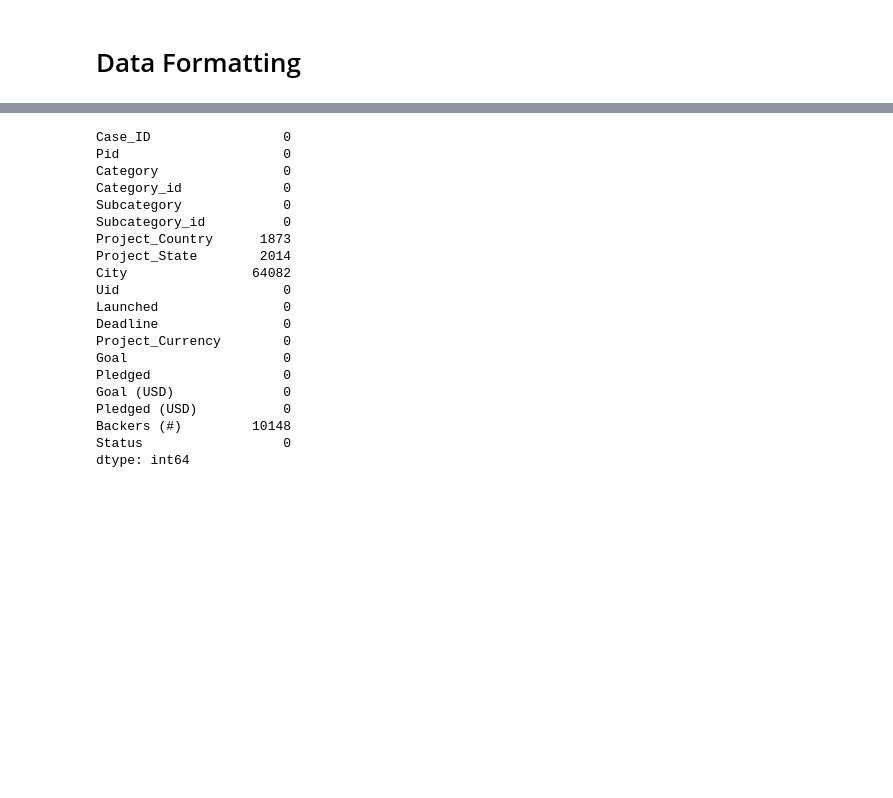
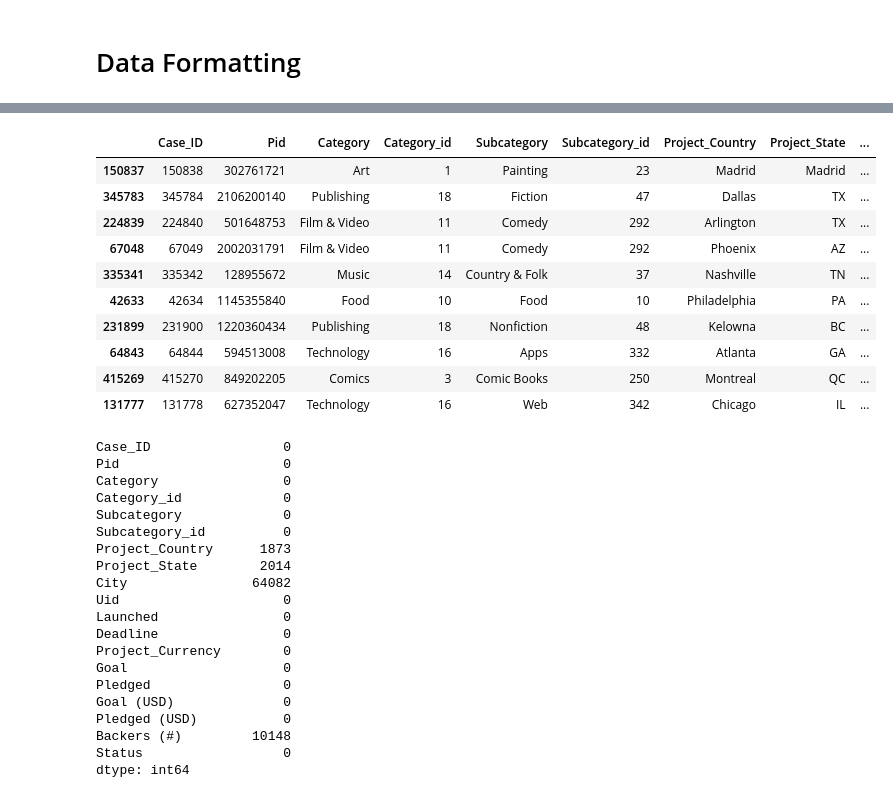
Before and after one commit to SBangarh/Kickstarter_Analysis, a Jupyter notebook: cleaning_formatting.ipynb, the cells around one changed output, grey strips where cells are left out. Saved outputs shown, nothing was run; the diff lists cells and outputs as text; code cells hidden in the pictures; blank space fills up the shorter version.

```diff
--- a/cleaning_formatting.ipynb
+++ b/cleaning_formatting.ipynb
@@ -175,6 +145,21 @@ new_features = {'Caseid': 'Case_ID', 'Project_page_location_name': 'Project_Coun
 
 #change column names
 data.rename(columns=new_features, inplace=True)
+# %%
+#check changes were made
+data.sample(10)
+# %% [output]
+|  | Case_ID | Pid | Category | Category_id | Subcategory | Subcategory_id | Project_Country | Project_State | ... |
+| 150837 | 150838 | 302761721 | Art | 1 | Painting | 23 | Madrid | Madrid | ... |
+| 345783 | 345784 | 2106200140 | Publishing | 18 | Fiction | 47 | Dallas | TX | ... |
+| 224839 | 224840 | 501648753 | Film & Video | 11 | Comedy | 292 | Arlington | TX | ... |
+| 67048 | 67049 | 2002031791 | Film & Video | 11 | Comedy | 292 | Phoenix | AZ | ... |
+| 335341 | 335342 | 128955672 | Music | 14 | Country & Folk | 37 | Nashville | TN | ... |
+| 42633 | 42634 | 1145355840 | Food | 10 | Food | 10 | Philadelphia | PA | ... |
+| 231899 | 231900 | 1220360434 | Publishing | 18 | Nonfiction | 48 | Kelowna | BC | ... |
+| 64843 | 64844 | 594513008 | Technology | 16 | Apps | 332 | Atlanta | GA | ... |
+| 415269 | 415270 | 849202205 | Comics | 3 | Comic Books | 250 | Montreal | QC | ... |
+| 131777 | 131778 | 627352047 | Technology | 16 | Web | 342 | Chicago | IL | ... |
 # %%
 #check for empty strings first given its a tsv
 empty_strings = data.applymap(lambda x: x == ' ')
```
Also changed, not shown: parts of 51 cells of this notebook, 5 other files.
